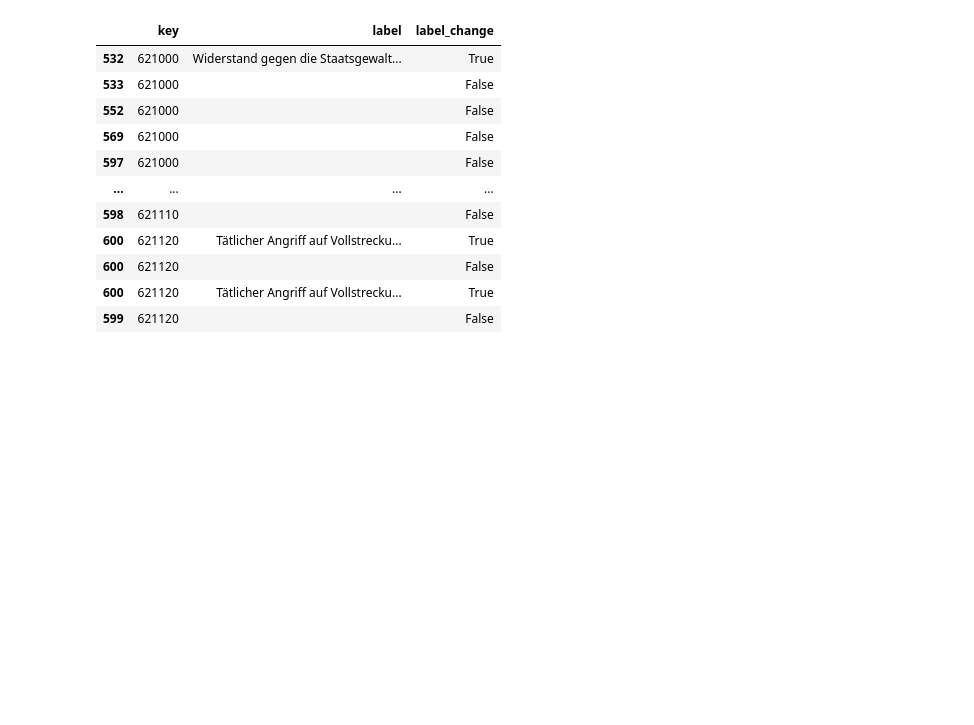
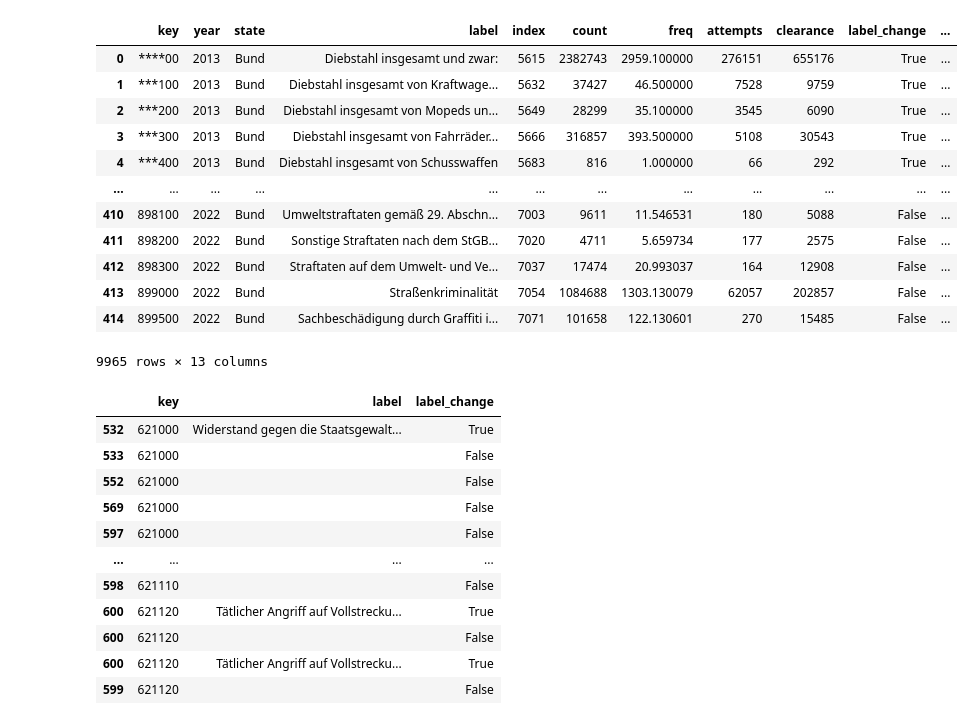
Before and after one commit to andmbg/pks, a Jupyter notebook: notebooks/key_presence_chart.ipynb, the cells around one changed output. Saved outputs shown, nothing was run; the diff lists cells and outputs as text; code cells hidden in the pictures; blank space fills up the shorter version.

```diff
--- a/notebooks/key_presence_chart.ipynb
+++ b/notebooks/key_presence_chart.ipynb
@@ -20,4 +20,4 @@ def get_df_colors(year=2022):
 # %%
 data_raw = pd.read_parquet("../data/processed/pks.parquet")
 data_bund = data_raw.loc[data_raw.state == "Bund"]
-data_bund_hr = pd.concat([hierarchize_data(grp) for _, grp in data_bund.groupby("year")])
+data_bund_hr_all = hierarchize_data(data_bund)
@@ -42,5 +67,21 @@ hovertemplate = """
 hovertemplate = re.sub(r"([ ]{2,})|(\n)", "", hovertemplate)
 # %%
 selected_keys = ['621000', '621010', '621020', '621021', '621029', '621030', '621040', '621050', '621100', '621110', '621120']
+# %%
+data_bund_hr
+# %% [output]
+|  | key | year | state | label | index | count | freq | attempts | clearance | label_change | ... |
+| 0 | ****00 | 2013 | Bund | Diebstahl insgesamt und zwar: | 5615 | 2382743 | 2959.100000 | 276151 | 655176 | True | ... |
+| 1 | ***100 | 2013 | Bund | Diebstahl insgesamt von Kraftwage... | 5632 | 37427 | 46.500000 | 7528 | 9759 | True | ... |
+| 2 | ***200 | 2013 | Bund | Diebstahl insgesamt von Mopeds un... | 5649 | 28299 | 35.100000 | 3545 | 6090 | True | ... |
+| 3 | ***300 | 2013 | Bund | Diebstahl insgesamt von Fahrräder... | 5666 | 316857 | 393.500000 | 5108 | 30543 | True | ... |
+| 4 | ***400 | 2013 | Bund | Diebstahl insgesamt von Schusswaffen | 5683 | 816 | 1.000000 | 66 | 292 | True | ... |
+| ... | ... | ... | ... | ... | ... | ... | ... | ... | ... | ... | ... |
+| 410 | 898100 | 2022 | Bund | Umweltstraftaten gemäß 29. Abschn... | 7003 | 9611 | 11.546531 | 180 | 5088 | False | ... |
+| 411 | 898200 | 2022 | Bund | Sonstige Straftaten nach dem StGB... | 7020 | 4711 | 5.659734 | 177 | 2575 | False | ... |
+| 412 | 898300 | 2022 | Bund | Straftaten auf dem Umwelt- und Ve... | 7037 | 17474 | 20.993037 | 164 | 12908 | False | ... |
+| 413 | 899000 | 2022 | Bund | Straßenkriminalität | 7054 | 1084688 | 1303.130079 | 62057 | 202857 | False | ... |
+| 414 | 899500 | 2022 | Bund | Sachbeschädigung durch Graffiti i... | 7071 | 101658 | 122.130601 | 270 | 15485 | False | ... |
+9965 rows × 13 columns
 # %%
 l = len(selected_keys)
```
Also changed, not shown: parts of 3 cells of this notebook, 7 other files.
